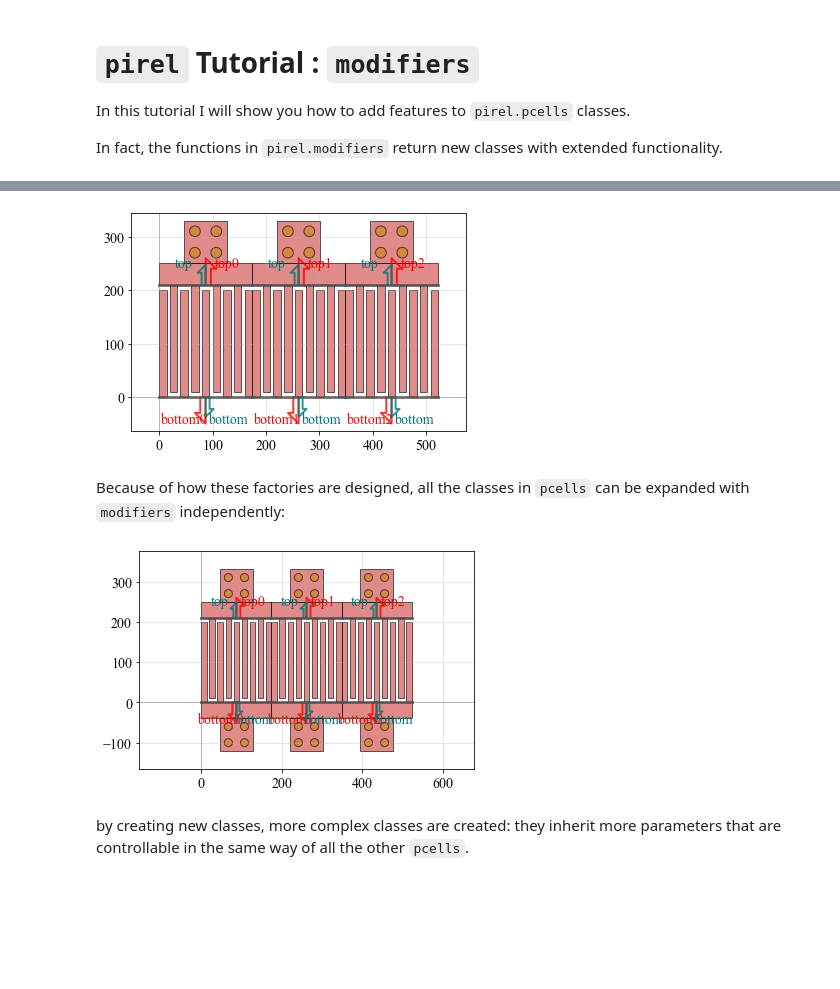
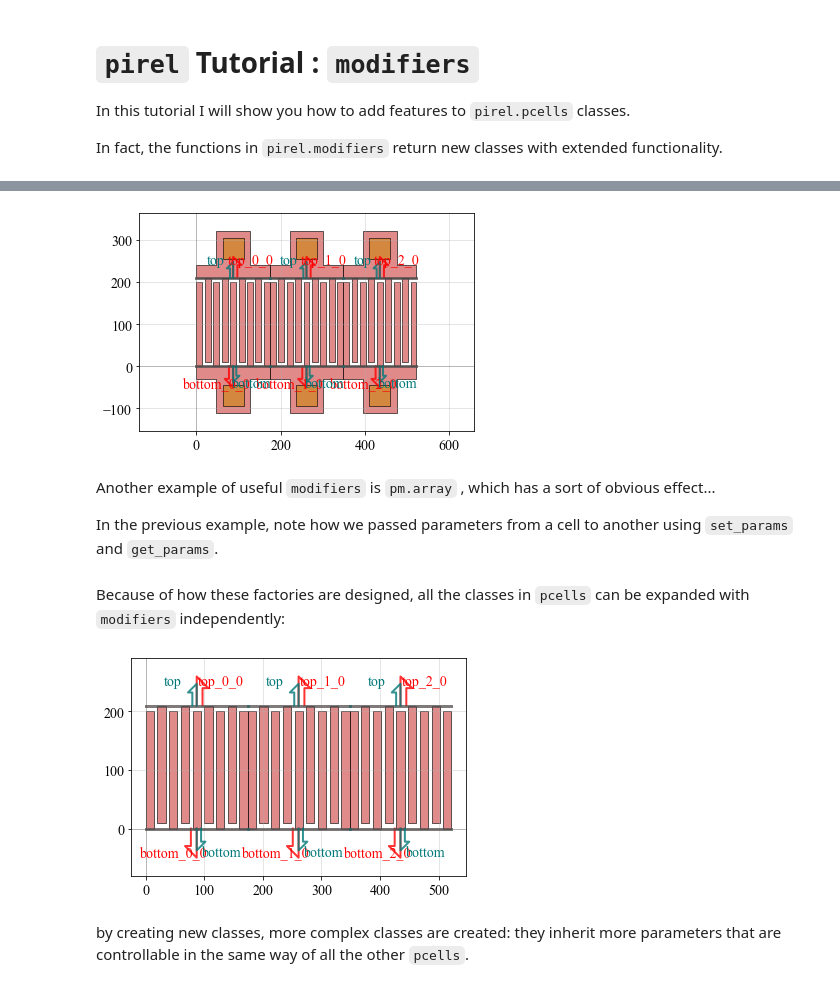
Before and after one commit to giumc/pirel, a Jupyter notebook: tutorials/Tutorial_modifiers.ipynb, the cells around one changed output, grey strips where cells are left out. Cells and saved outputs as stored; diff of their text form; code cells hidden in the pictures; blank space fills up the shorter version.

````diff
--- a/tutorials/Tutorial_modifiers.ipynb
+++ b/tutorials/Tutorial_modifiers.ipynb
@@ -14,11 +16,15 @@ Here is what to do:
 # %%
 simple_idt=pc.IDT()
 
-viaidt_class=pm.addVia(pc.IDT,'top')
+simple_pad=pc.Pad()
 
-idt_wvia=viaidt_class(name='NewIdt instance')
+padidt_class=pm.addPad(pc.IDT,pad=pc.Pad,side='top')
+
+idt_wpad=padidt_class(name='NewIdt instance')
+
+simple_pad.view()
 
 simple_idt.view()
 
-idt_wvia.view()
+idt_wpad.view()
 # %% [output]
@@ -33,5 +40,5 @@ we can also create another class with vias on top and bottom ports...
 # %%
-idt_wvia_tb_class=pm.addVia(pc.IDT,['top','bottom'])
+idt_wvia_tb_class=pm.addPad(pc.IDT,pad=pc.ViaInPad,side=('top','bottom'))
 
 idt_wvia_tb=idt_wvia_tb_class(name='TopBottomVia Instance')
 
@@ -42,0 +48,5 @@
+# %%
+idt_wvia_tb.pad.via.shape='square'
+idt_wvia_tb.pad.via.size=50
+
+idt_wvia_tb.view()
@@ -43,17 +55,25 @@
 # %%
-idt_wvia_warray=pm.array(viaidt_class,3)
+idt_wvia_warray_class=pm.array(idt_wvia_tb_class,3)
 
-idt_wvia_warray().view()
+idt_wvia_warray=idt_wvia_warray_class()
+
+idt_wvia_warray.set_params(idt_wvia_tb.get_params())
+
+idt_wvia_warray.view()
 # %% [output]
-[figure, old version]
+[figure, new version]
+# %% [markdown]
+Another example of useful ```modifiers``` is ```pm.array``` , which has a sort of obvious effect...
+
+In the previous example, note how we passed parameters from a cell to another using ```set_params``` and ```get_params```.
 # %% [markdown]
 Because of how these factories are designed, all the classes in ```pcells``` can be expanded with ```modifiers``` independently:
 # %%
-idt_wvia_warray=pm.array(idt_wvia_tb_class,3)
+idt_warray=pm.array(pc.IDT,3)
 
-idt_wvia_warray().view()
+idt_warray().view()
 # %% [output]
-[figure, old version]
+[figure, new version]
 # %% [markdown]
 by creating new classes, more complex classes are created: they inherit more parameters that are controllable in the same way of all the other ```pcells```.
 # %%
````
Also changed, not shown: parts of 14 cells of this notebook, 6 other files.
